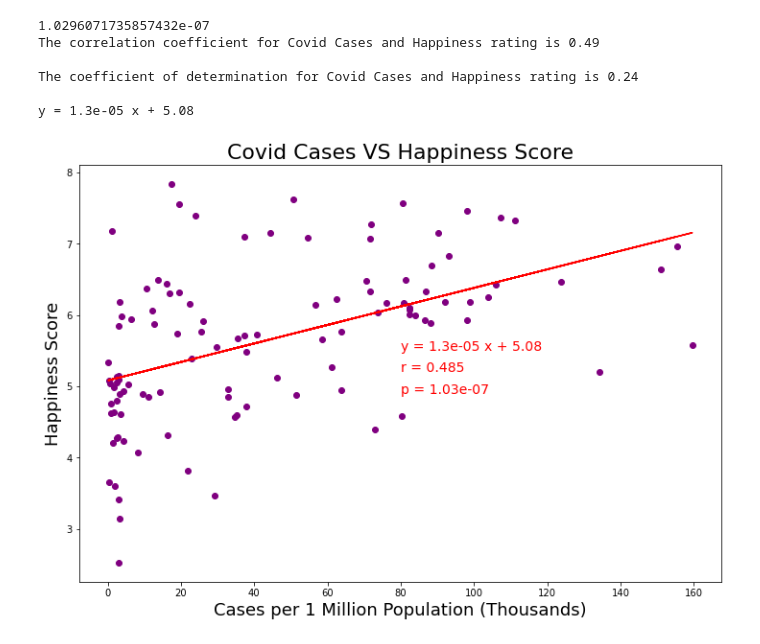
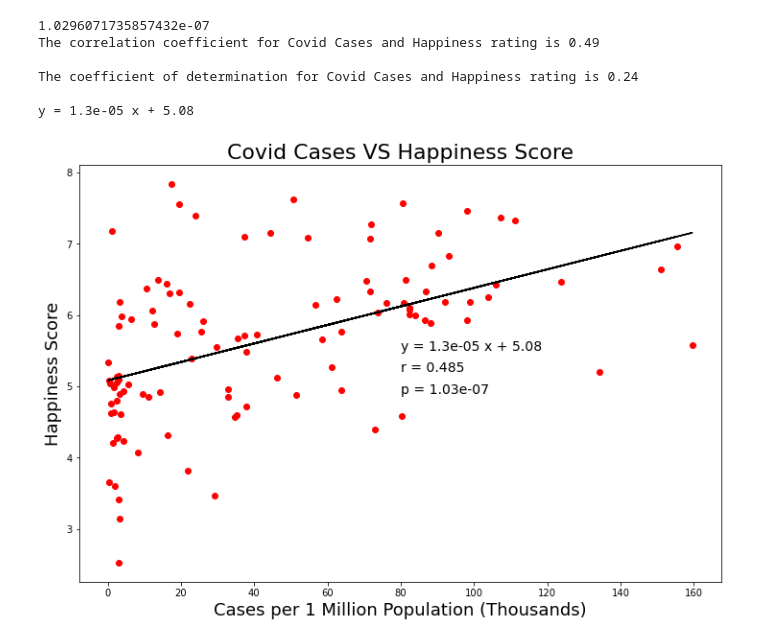
Before and after one commit to radioactivearm/happiness-v-covid, a Jupyter notebook: Notebooks/NBone.ipynb, the cells around one changed output. Cells and saved outputs as stored; diff of their text form; code cells hidden in the pictures.

Commit message:
made new image

```diff
--- a/Notebooks/NBone.ipynb
+++ b/Notebooks/NBone.ipynb
@@ -88,21 +88,21 @@ y = 1.3e-05 x + 5.08
 # %%
 # Plotting with with linear regression line
 
 plt.figure(figsize=(12,8))
 
-plt.scatter(df.total_cases_per_1m_population / 1000, df.ladder_score, color='purple')
-plt.plot(df.total_cases_per_1m_population / 1000, regress_values, color='red')
+plt.scatter(df.total_cases_per_1m_population / 1000, df.ladder_score, color='red')
+plt.plot(df.total_cases_per_1m_population / 1000, regress_values, color='black')
 
 plt.title('Covid Cases VS Happiness Score', fontsize=22)
 plt.xlabel('Cases per 1 Million Population (Thousands)', fontsize=18)
 plt.ylabel('Happiness Score', fontsize=18)
 
-plt.annotate(line_eq, (80, 5.5), color='red', fontsize=14)
-plt.annotate(r_str, (80, 5.2), color='red', fontsize=14)
-plt.annotate(p_str, (80, 4.9), color='red', fontsize=14)
+plt.annotate(line_eq, (80, 5.5), color='black', fontsize=14)
+plt.annotate(r_str, (80, 5.2), color='black', fontsize=14)
+plt.annotate(p_str, (80, 4.9), color='black', fontsize=14)
 
 plt.savefig('../Images/covidvhappiness.png')
 
 plt.show()
 # %% [output]
-[figure, old version]
+[figure, new version]
```
Also changed, not shown: parts of 6 cells of this notebook, 2 other files.
